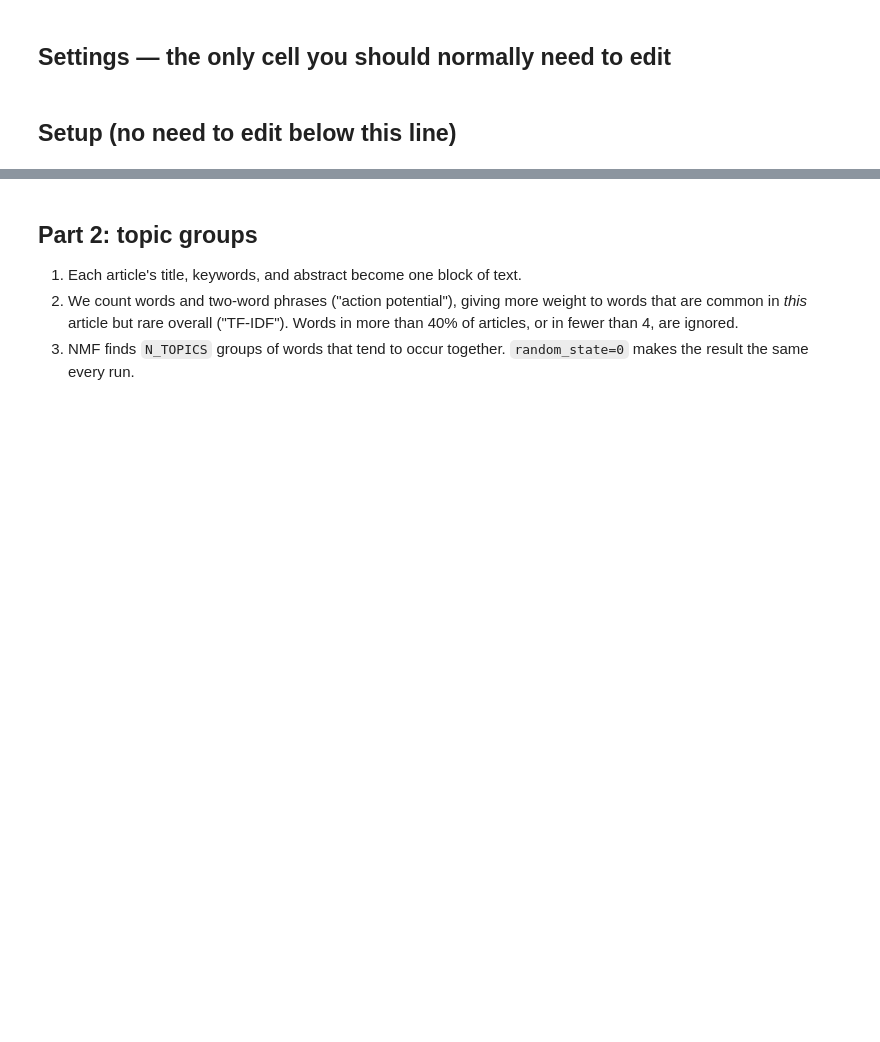
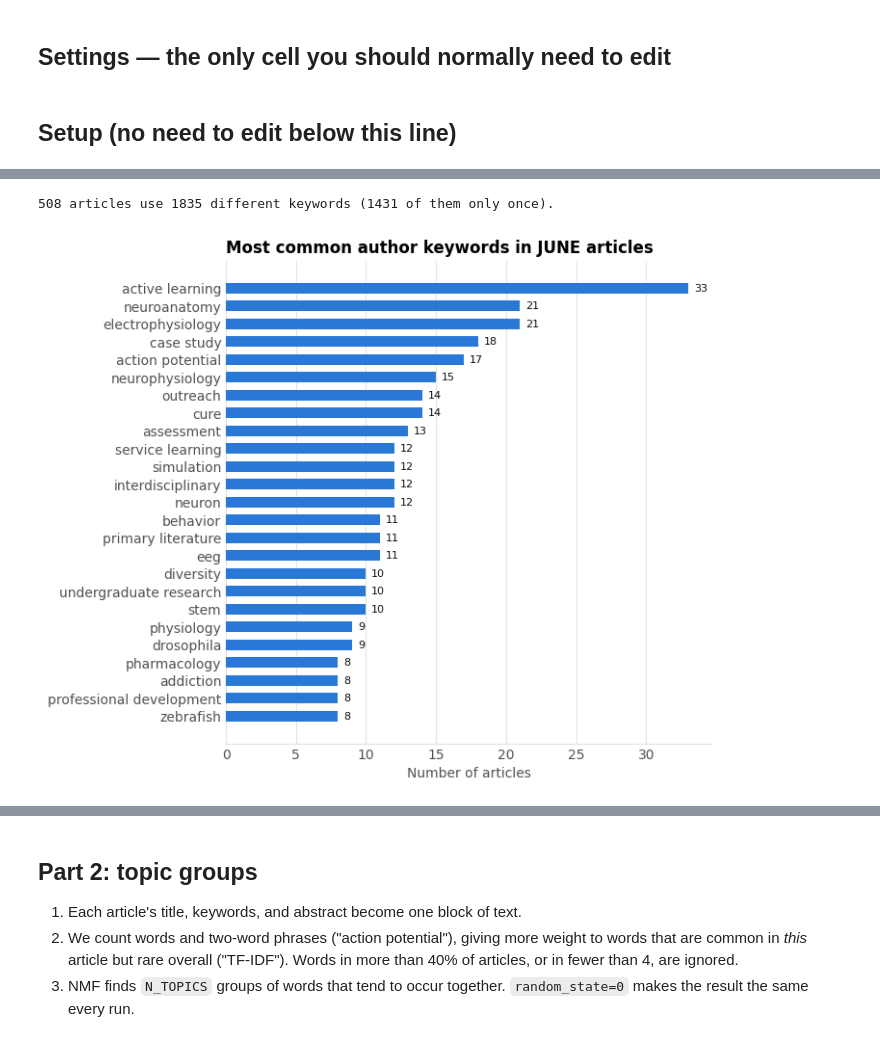
Before and after one commit to ajuavinett/JUNE_Utilities, a Jupyter notebook: 04_topics.ipynb, the cells around one changed output, grey strips where cells are left out. Drawn from its saved outputs; the diff is of its cells as text; code cells hidden in the pictures; blank space fills up the shorter version.

```diff
--- a/04_topics.ipynb
+++ b/04_topics.ipynb
@@ -131,0 +145,47 @@ def add_eras(df):
+# %%
+import os
+
+import matplotlib.pyplot as plt
+
+def clean_keywords(text, all_keywords=None):
+    out = []
+    for k in str(text).split(";"):
+        k = re.sub(r"\s+", " ", k).strip().lower().rstrip(".")
+        k = KEYWORD_SYNONYMS.get(k, k)
+        # merge plurals: "action potentials" → "action potential", if the singular is used too
+        if all_keywords and k.endswith("s") and k[:-1] in all_keywords:
+            k = k[:-1]
+        if k and k not in GENERIC_KEYWORDS:
+            out.append(k)
+    return sorted(set(out))
+
+
+quick = pd.read_csv(MATCHED_CSV, keep_default_na=False, dtype=str, encoding="utf-8-sig")
+quick = quick[quick["item_type"].isin(ITEM_TYPES)]
+
+# Each article's cleaned keywords, then count how many articles use each one
+first_pass = {k for text in quick["keywords"] for k in clean_keywords(text)}
+keyword_lists = quick["keywords"].apply(lambda text: clean_keywords(text, first_pass))
+keyword_count = keyword_lists.explode().dropna().value_counts()
+print(f"{len(quick)} articles use {len(keyword_count)} different keywords "
+      f"({(keyword_count == 1).sum()} of them only once).")
+
+top = keyword_count.head(25)[::-1]    # reversed so the most common is at the top
+fig, ax = plt.subplots(figsize=(6.5, 6.5))
+ax.barh(top.index, top.values, height=0.6, color="#2a78d6")
+for y, n in enumerate(top.values):
+    ax.text(n + 0.4, y, str(n), va="center", fontsize=8, color="#0b0b0b")
+ax.set_xlabel("Number of articles", color="#52514e")
+ax.set_title("Most common author keywords in JUNE articles", loc="left", fontweight="bold")
+ax.tick_params(colors="#52514e", length=0)
+ax.grid(axis="x", color="#e4e3df", linewidth=0.8)
+ax.set_axisbelow(True)
+for side in ["top", "right", "left"]:
+    ax.spines[side].set_visible(False)
+ax.spines["bottom"].set_color("#e4e3df")
+os.makedirs("figures", exist_ok=True)
+fig.savefig("figures/keywords_top25.png", dpi=300, bbox_inches="tight")
+plt.show()
+# %% [output]
+508 articles use 1835 different keywords (1431 of them only once).
+[figure, added]
```
Also changed, not shown: parts of 8 cells of this notebook, 10 other files.
